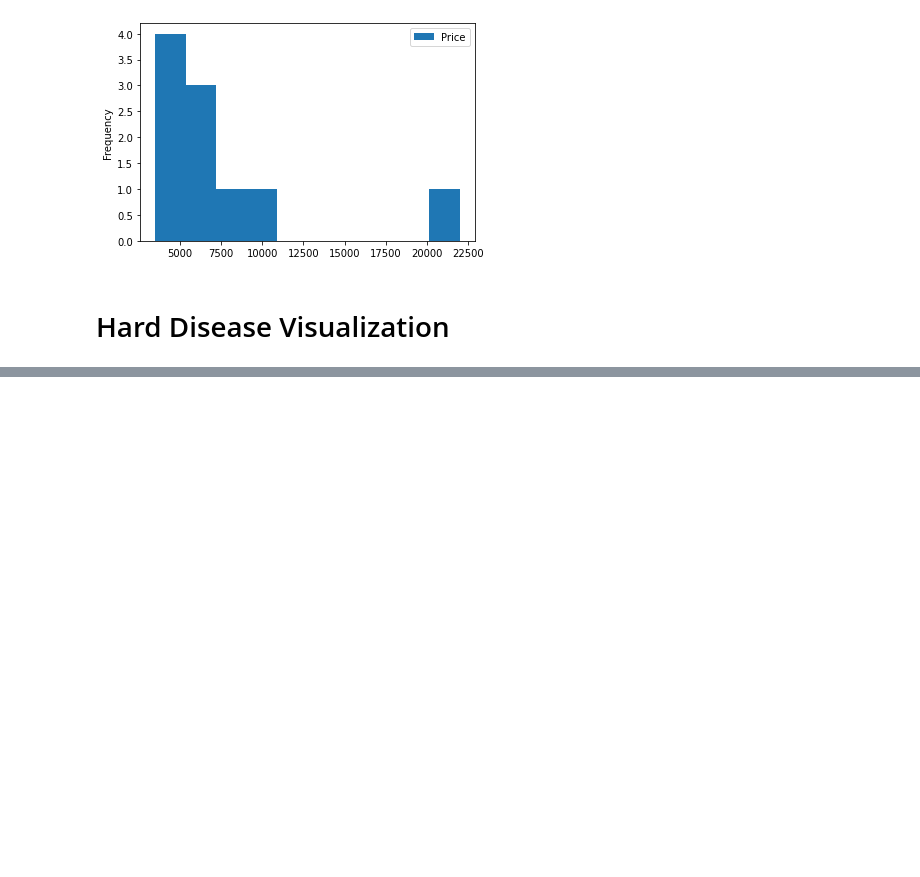
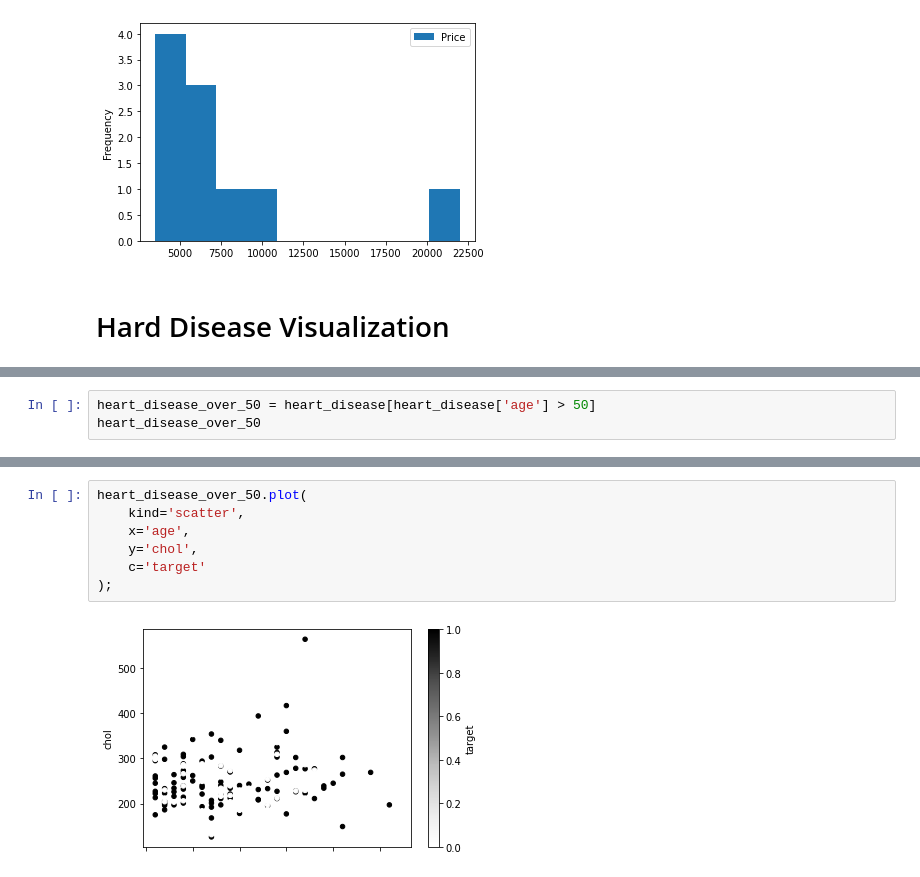
Before and after one commit to Ammar-Raneez/ML_Learning_ZTM, a Jupyter notebook: matplotlib-analysis.ipynb, the cells around one changed output, grey strips where cells are left out. Cells and saved outputs as stored; diff of their text form; blank space fills up the shorter version.

```diff
--- a/matplotlib-analysis.ipynb
+++ b/matplotlib-analysis.ipynb
@@ -245,0 +277,3 @@ car_sales.plot(x = 'Odometer (KM)', y = 'Price', kind = 'hist');
+# %%
+heart_disease_over_50 = heart_disease[heart_disease['age'] > 50]
+heart_disease_over_50
@@ -245,0 +294,9 @@ car_sales.plot(x = 'Odometer (KM)', y = 'Price', kind = 'hist');
+# %%
+heart_disease_over_50.plot(
+    kind='scatter',
+    x='age',
+    y='chol',
+    c='target'
+);
+# %% [output]
+[figure, added]
```
Also changed, not shown: parts of 10 cells of this notebook.
